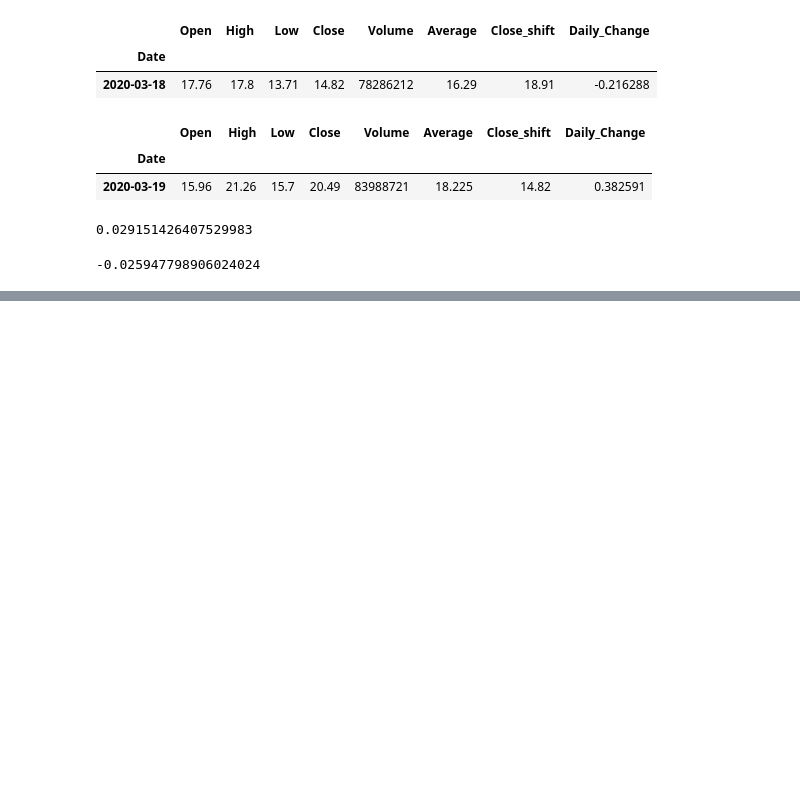
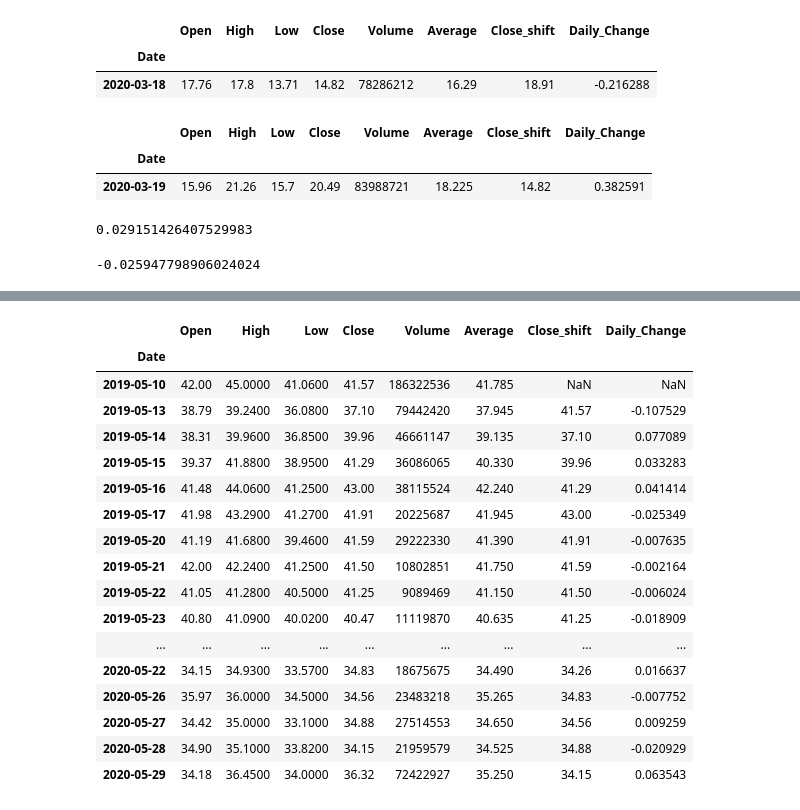
Before and after one commit to dgierejkiewicz/data-science, a Jupyter notebook: dane_gieldowe.ipynb, the cells around one changed output, grey strips where cells are left out. Saved outputs shown, nothing was run; the diff lists cells and outputs as text; code cells hidden in the pictures; blank space fills up the shorter version.

```diff
--- a/dane_gieldowe.ipynb
+++ b/dane_gieldowe.ipynb
@@ -522,0 +650,21 @@ df_negative.Daily_Change.mean()
+# %%
+df[df.index.month == 5]
+# %% [output]
+|  | Open | High | Low | Close | Volume | Average | Close_shift | Daily_Change |
+| Date |  |  |  |  |  |  |  |  |
+| 2019-05-10 | 42.00 | 45.0000 | 41.0600 | 41.57 | 186322536 | 41.785 | NaN | NaN |
+| 2019-05-13 | 38.79 | 39.2400 | 36.0800 | 37.10 | 79442420 | 37.945 | 41.57 | -0.107529 |
+| 2019-05-14 | 38.31 | 39.9600 | 36.8500 | 39.96 | 46661147 | 39.135 | 37.10 | 0.077089 |
+| 2019-05-15 | 39.37 | 41.8800 | 38.9500 | 41.29 | 36086065 | 40.330 | 39.96 | 0.033283 |
+| 2019-05-16 | 41.48 | 44.0600 | 41.2500 | 43.00 | 38115524 | 42.240 | 41.29 | 0.041414 |
+| 2019-05-17 | 41.98 | 43.2900 | 41.2700 | 41.91 | 20225687 | 41.945 | 43.00 | -0.025349 |
+| 2019-05-20 | 41.19 | 41.6800 | 39.4600 | 41.59 | 29222330 | 41.390 | 41.91 | -0.007635 |
+| 2019-05-21 | 42.00 | 42.2400 | 41.2500 | 41.50 | 10802851 | 41.750 | 41.59 | -0.002164 |
+| 2019-05-22 | 41.05 | 41.2800 | 40.5000 | 41.25 | 9089469 | 41.150 | 41.50 | -0.006024 |
+| 2019-05-23 | 40.80 | 41.0900 | 40.0200 | 40.47 | 11119870 | 40.635 | 41.25 | -0.018909 |
+| ... | ... | ... | ... | ... | ... | ... | ... | ... |
+| 2020-05-22 | 34.15 | 34.9300 | 33.5700 | 34.83 | 18675675 | 34.490 | 34.26 | 0.016637 |
+| 2020-05-26 | 35.97 | 36.0000 | 34.5000 | 34.56 | 23483218 | 35.265 | 34.83 | -0.007752 |
+| 2020-05-27 | 34.42 | 35.0000 | 33.1000 | 34.88 | 27514553 | 34.650 | 34.56 | 0.009259 |
+| 2020-05-28 | 34.90 | 35.1000 | 33.8200 | 34.15 | 21959579 | 34.525 | 34.88 | -0.020929 |
+| 2020-05-29 | 34.18 | 36.4500 | 34.0000 | 36.32 | 72422927 | 35.250 | 34.15 | 0.063543 |
```
Also changed, not shown: parts of 10 cells of this notebook.
